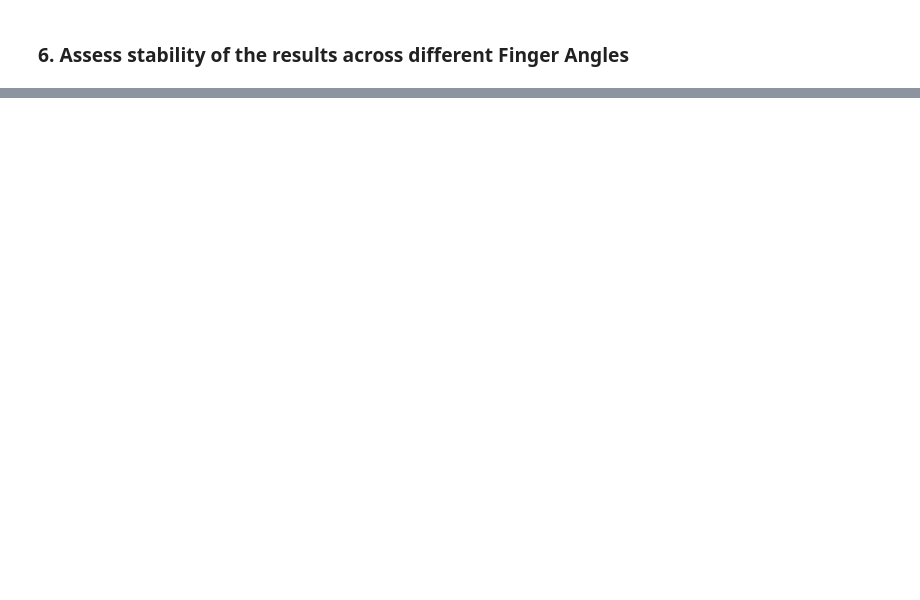
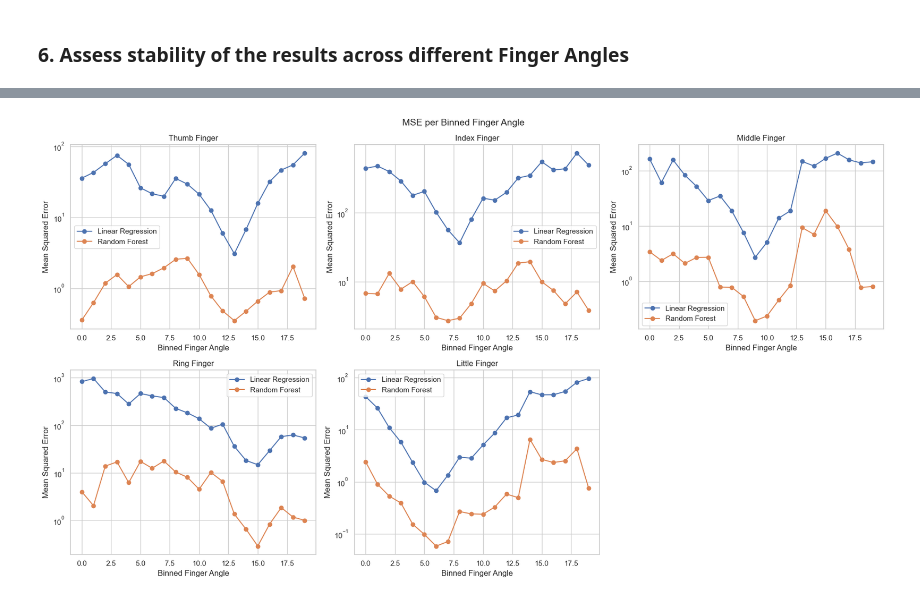
Before and after one commit to 22cav/nssp-mp2, a Jupyter notebook: part3/joint_angles.ipynb, the cells around one changed output, grey strips where cells are left out. Drawn from its saved outputs; the diff is of its cells as text; code cells hidden in the pictures; blank space fills up the shorter version.

Commit message:
Graphs for stability

```diff
--- a/part3/joint_angles.ipynb
+++ b/part3/joint_angles.ipynb
@@ -282,0 +335,63 @@ MSE of Linear Regression: 54.372626343180556
+# %%
+fingers_data = {}
+fingers = ['thumb', 'index', 'middle', 'ring', 'little']
+n_bins = 20
+
+fig, axes = plt.subplots(2, 3, figsize=(18, 10))
+axes = axes.flatten()
+
+for i, finger in enumerate(fingers):
+
+    labels_finger_train = labels_train[:, i]
+    labels_finger_test = labels_test[:, i]
+
+    bin_edges = np.linspace(np.min(labels_finger_train), np.max(labels_finger_train), n_bins + 1)
+
+    fingers_data[finger] = {
+        'labels_train': labels_finger_train,
+        'labels_test': labels_finger_test,
+        'labels_train_binned': np.digitize(labels_finger_train, bins=bin_edges) - 1,
+        'labels_test_binned': np.digitize(labels_finger_test, bins=bin_edges) - 1
+    }
+
+    mse_per_bin_linear = []
+    mse_per_bin_rf = []
+
+    for bin_idx in range(n_bins):
+        train_indices = np.where(fingers_data[finger]['labels_train_binned'] == bin_idx)[0]
+        test_indices = np.where(fingers_data[finger]['labels_test_binned'] == bin_idx)[0]
+
+        if len(test_indices) == 0:
+            mse_per_bin_linear.append(np.nan)
+            mse_per_bin_rf.append(np.nan)
+            continue
+
+        y_true_bin = fingers_data[finger]['labels_test'][test_indices]
+        y_pred_linear_bin = labels_predicted[test_indices, i]
+        y_pred_rf_bin = labels_rf_predicted[test_indices, i]
+
+        mse_bin_linear = mean_squared_error(y_true_bin, y_pred_linear_bin)
+        mse_bin_rf = mean_squared_error(y_true_bin, y_pred_rf_bin)
+
+        mse_per_bin_linear.append(mse_bin_linear)
+        mse_per_bin_rf.append(mse_bin_rf)
+
+    fingers_data[finger]['mse_per_bin_linear'] = mse_per_bin_linear
+    fingers_data[finger]['mse_per_bin_rf'] = mse_per_bin_rf
+
+    axes[i].plot(range(n_bins), mse_per_bin_linear, label='Linear Regression', marker='o')
+    axes[i].plot(range(n_bins), mse_per_bin_rf, label='Random Forest', marker='o')
+    axes[i].set_yscale('log')
+    axes[i].set_xlabel('Binned Finger Angle')
+    axes[i].set_ylabel('Mean Squared Error')
+    axes[i].set_title(f'{finger.capitalize()} Finger')
+    axes[i].legend()
+
+# Hide the unused subplot
+axes[5].axis('off')
+
+plt.suptitle('MSE per Binned Finger Angle', fontsize=14)
+plt.tight_layout()
+plt.show()
+# %% [output]
+[figure, added]
```
Also changed, not shown: parts of 3 cells of this notebook.
